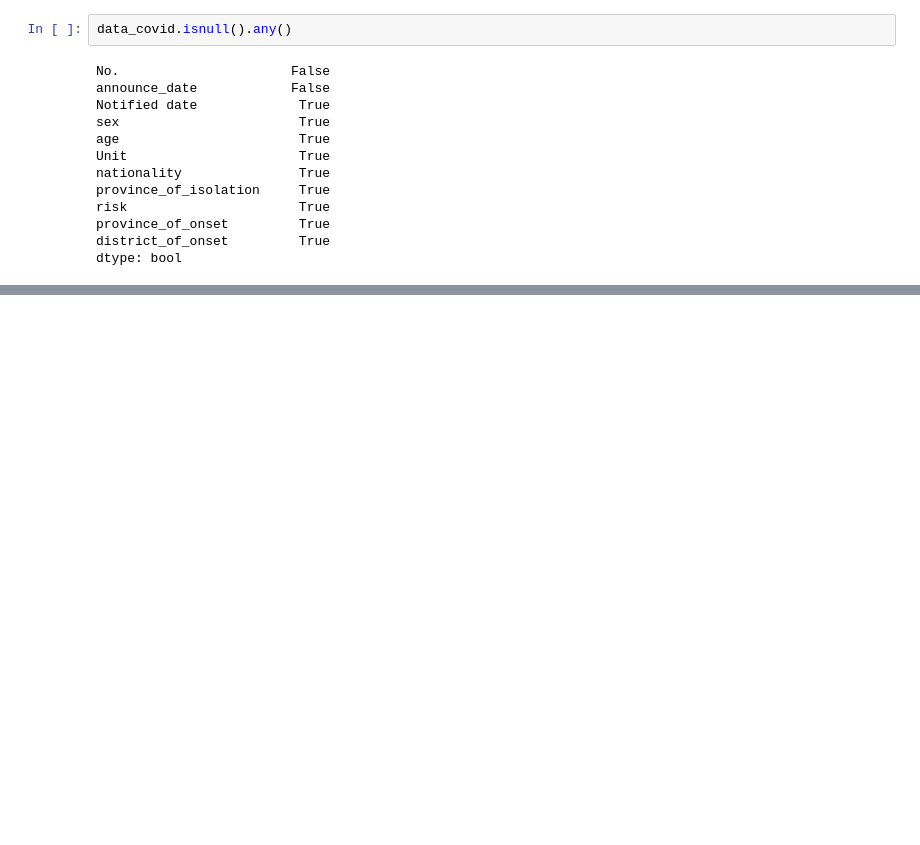
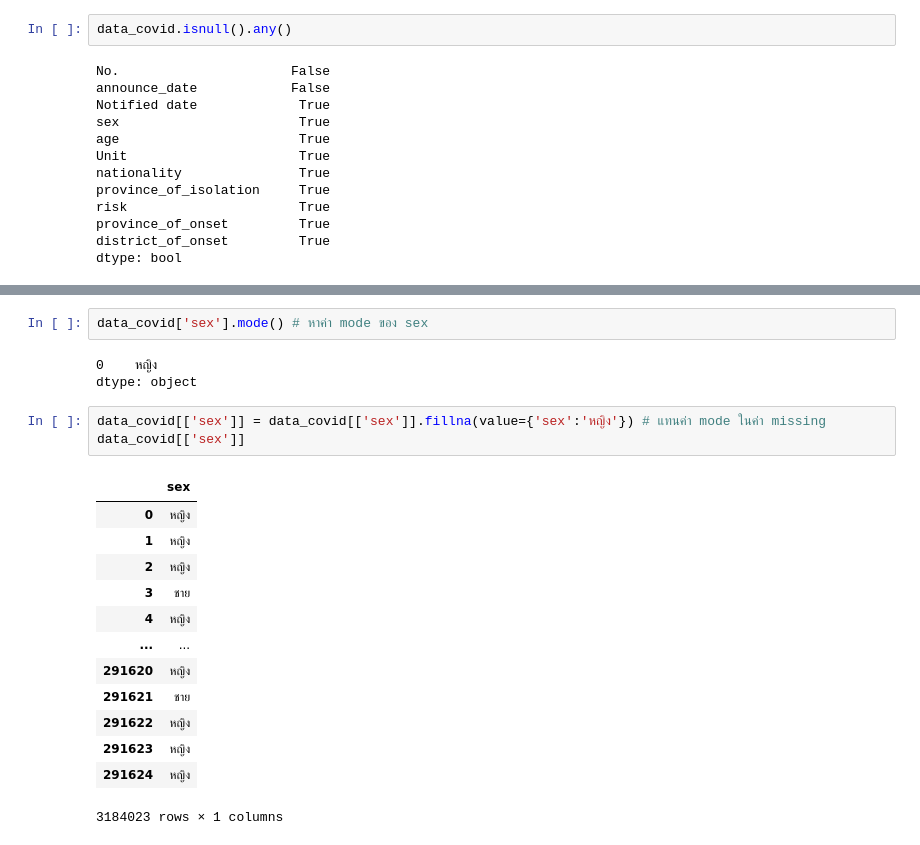
Before and after one commit to kittimaxz/data_viz_2022, a Jupyter notebook: Project.ipynb, the cells around one changed output, grey strips where cells are left out. Cells and saved outputs as stored; diff of their text form; blank space fills up the shorter version.

Commit message:
missing

```diff
--- a/Project.ipynb
+++ b/Project.ipynb
@@ -240,0 +293,22 @@ dtype: bool
+# %%
+data_covid['sex'].mode() # หาค่า mode ของ sex
+# %% [output]
+0    หญิง
+dtype: object
+# %%
+data_covid[['sex']] = data_covid[['sex']].fillna(value={'sex':'หญิง'}) # แทนค่า mode ในค่า missing
+data_covid[['sex']]
+# %% [output]
+|  | sex |
+| 0 | หญิง |
+| 1 | หญิง |
+| 2 | หญิง |
+| 3 | ชาย |
+| 4 | หญิง |
+| ... | ... |
+| 291620 | หญิง |
+| 291621 | ชาย |
+| 291622 | หญิง |
+| 291623 | หญิง |
+| 291624 | หญิง |
+3184023 rows × 1 columns
```
Also changed, not shown: parts of 15 cells of this notebook.
